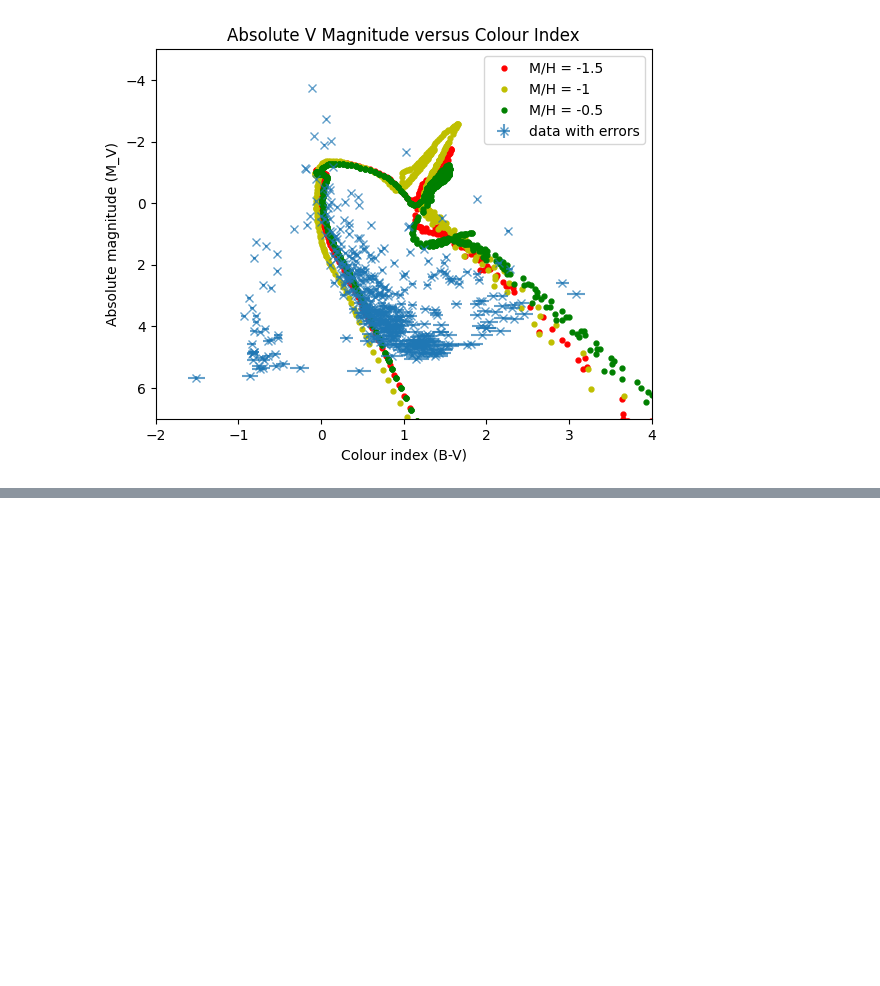
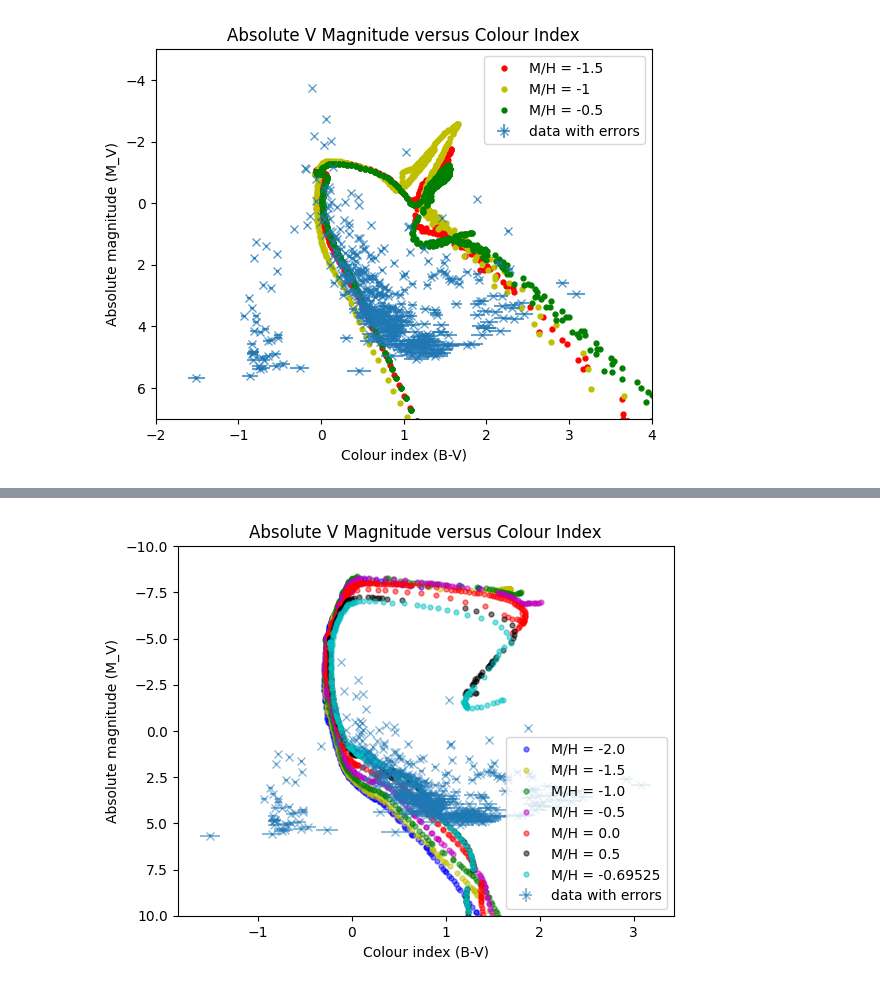
Before and after one commit to Clarke-Henshaw-Miles/extra, a Jupyter notebook: turtle_tree.ipynb, the cells around one changed output, grey strips where cells are left out. Saved outputs shown, nothing was run; the diff lists cells and outputs as text; code cells hidden in the pictures; blank space fills up the shorter version.

```diff
--- a/turtle_tree.ipynb
+++ b/turtle_tree.ipynb
@@ -1,7 +1,7 @@
 # %%
 import numpy as np
 import matplotlib.pyplot as plt
-magV, magVerr, BV, BVerr = np.loadtxt("matched_B_V (2).csv", skiprows=1, delimiter=",", usecols=(24, 25, 35, 36), unpack=True)
+magV, magVerr, BV, BVerr = np.loadtxt("matched_B_V1.csv", skiprows=1, delimiter=",", usecols=(24, 25, 35, 36), unpack=True)
 #magr, Br, Brerr = np.loadtxt("matched_B_r.csv", skiprows=1, delimiter=",", usecols=(24, 35, 36), unpack=True)
 # %%
 Vabs = magV - (5 * np.log10(1561)) + 5
@@ -178,3 +127,9 @@ plt.legend()
 # %% [output]
 <matplotlib.legend.Legend at 0x...>
 [figure]
+# %%
+import numpy as np
+import matplotlib.pyplot as plt
+ubv_iso_metal, ubv_iso_Bmag, ubv_iso_Vmag = np.loadtxt('FINALFINAL.dat',usecols=(1,29,30),unpack=True)
+
+np.unique(ubv_iso_metal)
@@ -180,0 +139,72 @@ plt.legend()
+# %%
+age1 = np.where(ubv_iso_metal == -2)
+age2 = np.where(ubv_iso_metal == -1.5)
+age3 = np.where(ubv_iso_metal == -1)
+age4 = np.where(ubv_iso_metal == -0.5)
+age5 = np.where(ubv_iso_metal == 0)
+age6 = np.where(ubv_iso_metal == 0.5)
+age7 = np.where(ubv_iso_metal == 0.69525)
+
+
+Bmags_age1 = ubv_iso_Bmag[age1]
+Vmags_age1 = ubv_iso_Vmag[age1]
+bv1= Bmags_age1 - Vmags_age1
+plt.plot(bv1,Vmags_age1,'o', color = 'b', markersize = 3.5, alpha=0.5,label='M/H = -2.0' )
+
+Bmags_age2 = ubv_iso_Bmag[age2]
+Vmags_age2 = ubv_iso_Vmag[age2]
+bv2= Bmags_age2 - Vmags_age2
+plt.plot(bv2,Vmags_age2,'yo',markersize = 3.5,alpha=0.5, label='M/H = -1.5' )
+
+Bmags_age3 = ubv_iso_Bmag[age3]
+Vmags_age3 = ubv_iso_Vmag[age3]
+bv3= Bmags_age3 - Vmags_age3
+plt.plot(bv3,Vmags_age3,'go',markersize = 3.5,alpha=0.5, label='M/H = -1.0' )
+
+Bmags_age4 = ubv_iso_Bmag[age4]
+Vmags_age4 = ubv_iso_Vmag[age4]
+bv4= Bmags_age4 - Vmags_age4
+plt.plot(bv4,Vmags_age4,'o', color = 'm', markersize = 3.5, alpha=0.5,label='M/H = -0.5' )
+
+Bmags_age5 = ubv_iso_Bmag[age5]
+Vmags_age5 = ubv_iso_Vmag[age5]
+bv5= Bmags_age5 - Vmags_age5
+plt.plot(bv5,Vmags_age5,'ro', markersize = 3.5,alpha=0.5, label='M/H = 0.0' )
+
+Bmags_age6 = ubv_iso_Bmag[age6]
+Vmags_age6 = ubv_iso_Vmag[age6]
+bv6= Bmags_age6 - Vmags_age6
+plt.plot(bv6,Vmags_age6,'ko', markersize = 3.5, alpha=0.5,label='M/H = 0.5' )
+
+Bmags_age7 = ubv_iso_Bmag[age7]
+Vmags_age7 = ubv_iso_Vmag[age7]
+bv7= Bmags_age7 - Vmags_age7
+plt.plot(bv7,Vmags_age7,'o', color = 'c', markersize = 3.5, alpha=0.5,label='M/H = -0.69525' )
+
+'''
+Bmags_age8 = ubv_iso_Bmag[age8]
+Vmags_age8 = ubv_iso_Vmag[age8]
+bv8= Bmags_age8 - Vmags_age8
+plt.plot(bv8,Vmags_age8,'o', color = 'b', markersize = 3.5, label='M/H = 0.1' )
+
+Bmags_age9 = ubv_iso_Bmag[age9]
+Vmags_age9 = ubv_iso_Vmag[age9]
+bv9= Bmags_age9 - Vmags_age9
+plt.plot(bv9,Vmags_age9,'o', color = 'b', markersize = 3.5, label='M/H = 0.4' )
+
+Bmags_age10 = ubv_iso_Bmag[age10]
+Vmags_age10 = ubv_iso_Vmag[age10]
+bv10= Bmags_age10 - Vmags_age10
+plt.plot(bv10,Vmags_age10,'o', color = 'b', markersize = 3.5, label='M/H = 0.69525' )
+'''
+
+
+plt.errorbar(BV, Vabs, xerr=BVerr, yerr=magVerr, fmt='x', alpha=0.5, label='data with errors')
+plt.gca().invert_yaxis()
+#plt.xlim(-2,4)
+plt.ylim(10, -10)
+plt.title("Absolute V Magnitude versus Colour Index")
+plt.xlabel("Colour index (B-V)")
+plt.ylabel("Absolute magnitude (M_V)")
+plt.legend()
+# %% [output]
@@ -180,0 +212 @@ plt.legend()
+[figure, added]
```
Also changed, not shown: parts of 6 cells of this notebook.
